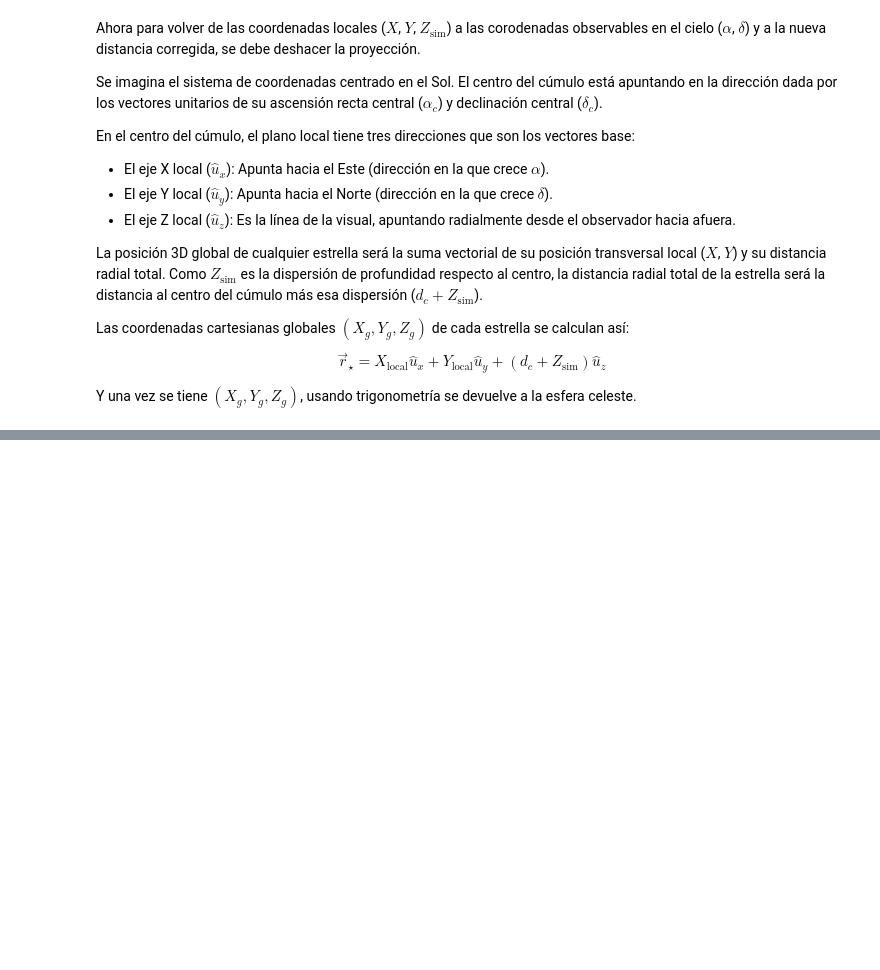
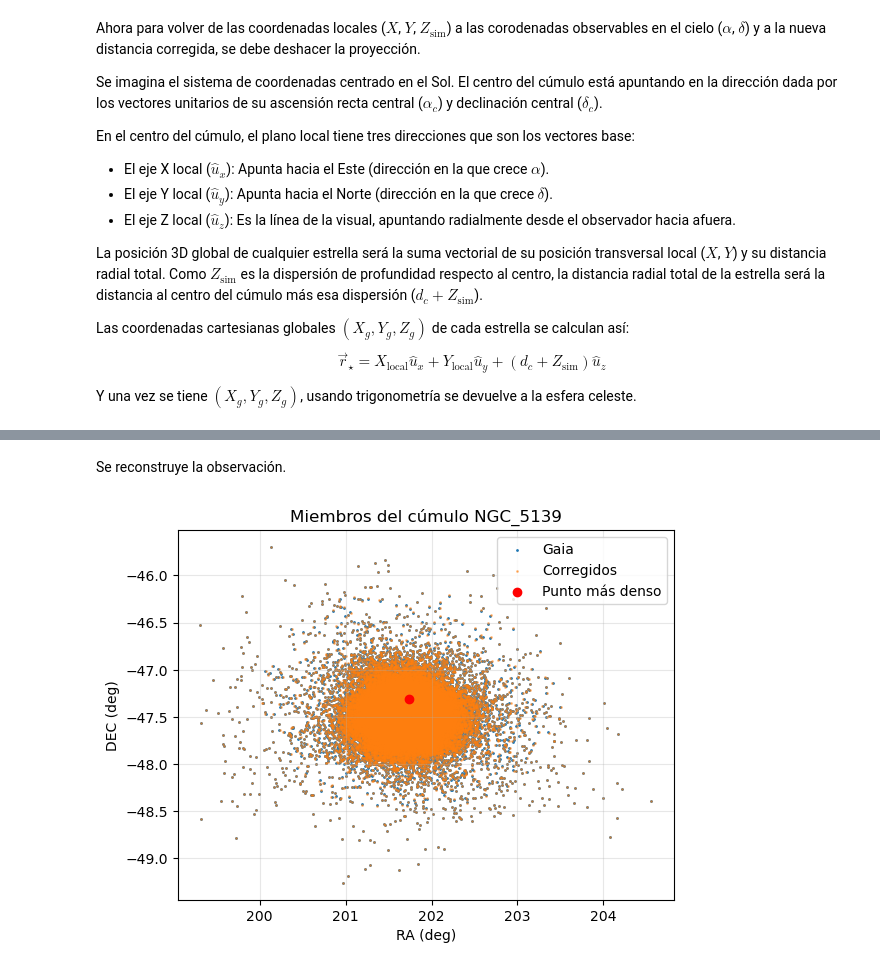
Before and after one commit to bejacore/calculos-tesis, a Jupyter notebook: notebooks/07-reduciendo_distorsion.ipynb, the cells around one changed output, grey strips where cells are left out. Drawn from its saved outputs; the diff is of its cells as text; code cells hidden in the pictures; blank space fills up the shorter version.

```diff
--- a/notebooks/07-reduciendo_distorsion.ipynb
+++ b/notebooks/07-reduciendo_distorsion.ipynb
@@ -317,0 +419,16 @@ plt.show()
+# %% [markdown]
+Se reconstruye la observación.
+# %%
+ras_, decs_, ds_ = reconstruct_observation(X, Y, Z_accepted, ra0, dec0, d0)
+# %%
+plt.scatter(ras, decs, s=1, label='Gaia')
+plt.scatter(ras_, decs_, s=1, alpha=0.5, label='Corregidos')
+plt.scatter(ra0, dec0, color='red', label='Punto más denso')
+plt.xlabel('RA (deg)')
+plt.ylabel('DEC (deg)')
+plt.title(f'Miembros del cúmulo {cluster_name}')
+plt.legend()
+plt.grid(True, alpha=0.3)
+plt.show()
+# %% [output]
+[figure, added]
```
Also changed, not shown: parts of 11 cells of this notebook.
